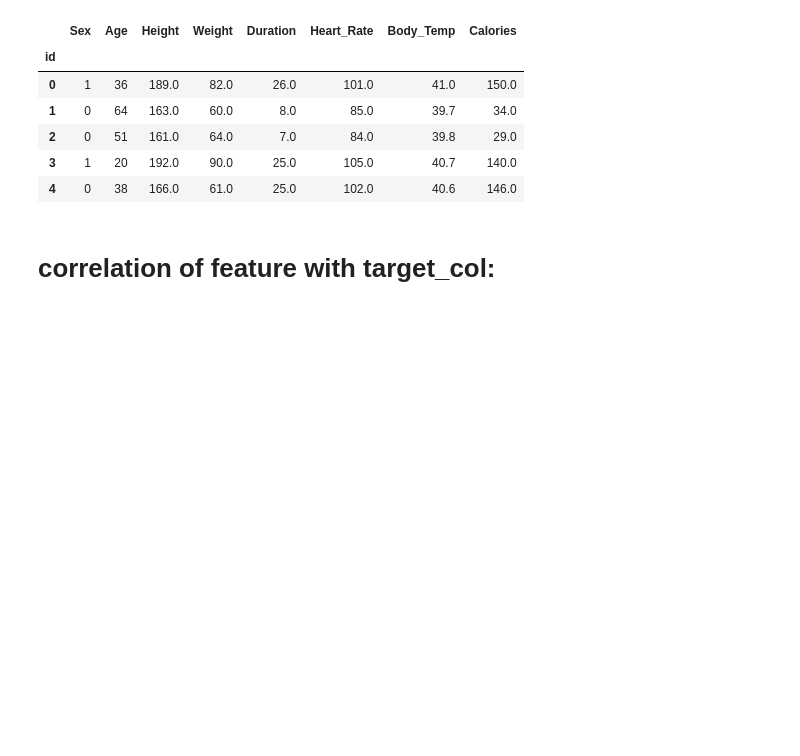
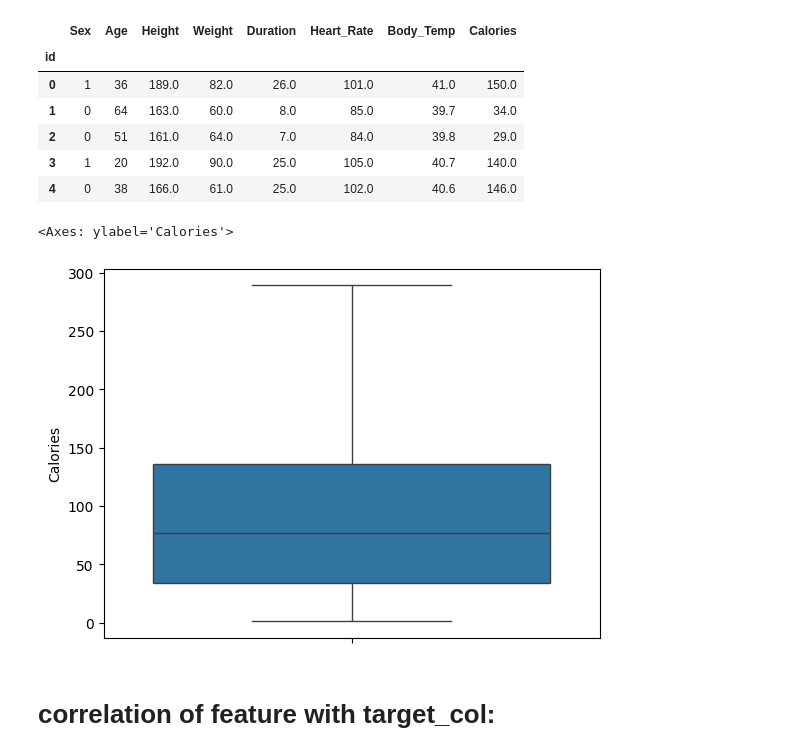
Before and after one commit to rkmaurya93049/ML_Work, a Jupyter notebook: calories-pred.ipynb, the cells around one changed output. Saved outputs shown, nothing was run; the diff lists cells and outputs as text; code cells hidden in the pictures; blank space fills up the shorter version.

```diff
--- a/calories-pred.ipynb
+++ b/calories-pred.ipynb
@@ -192,6 +194,11 @@ df.head()
 | 2 | 0 | 51 | 161.0 | 64.0 | 7.0 | 84.0 | 39.8 | 29.0 |
 | 3 | 1 | 20 | 192.0 | 90.0 | 25.0 | 105.0 | 40.7 | 140.0 |
 | 4 | 0 | 38 | 166.0 | 61.0 | 25.0 | 102.0 | 40.6 | 146.0 |
+# %%
+sns.boxplot(df['Calories'])
+# %% [output]
+<Axes: ylabel='Calories'>
+[figure, added]
 # %% [markdown]
 # correlation of feature with target_col:
 # %%
```
Also changed, not shown: parts of 57 cells of this notebook.
